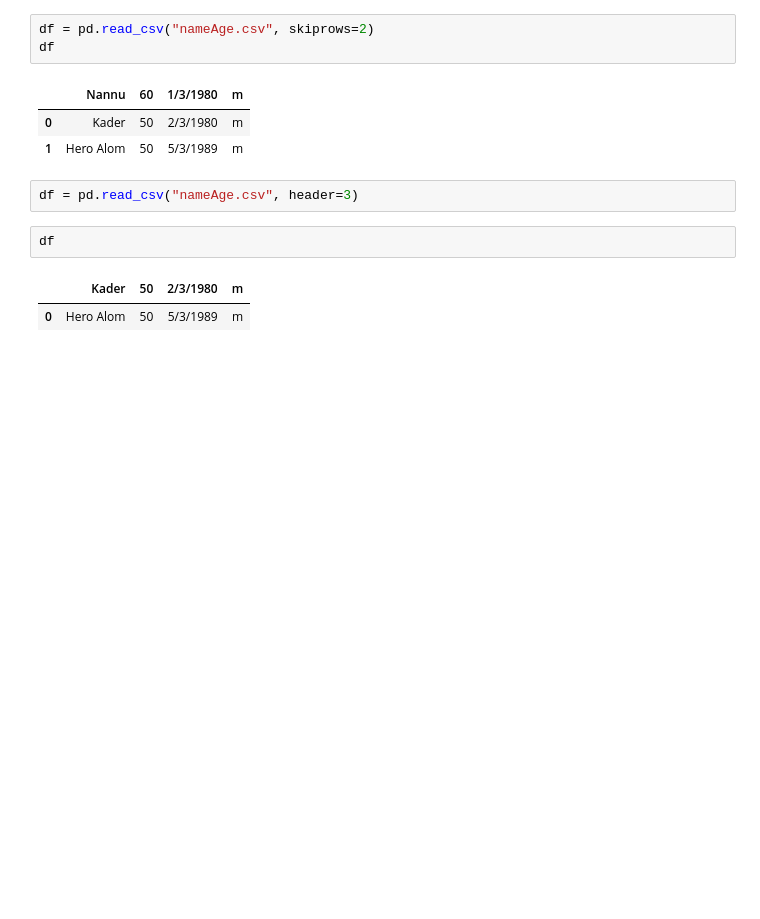
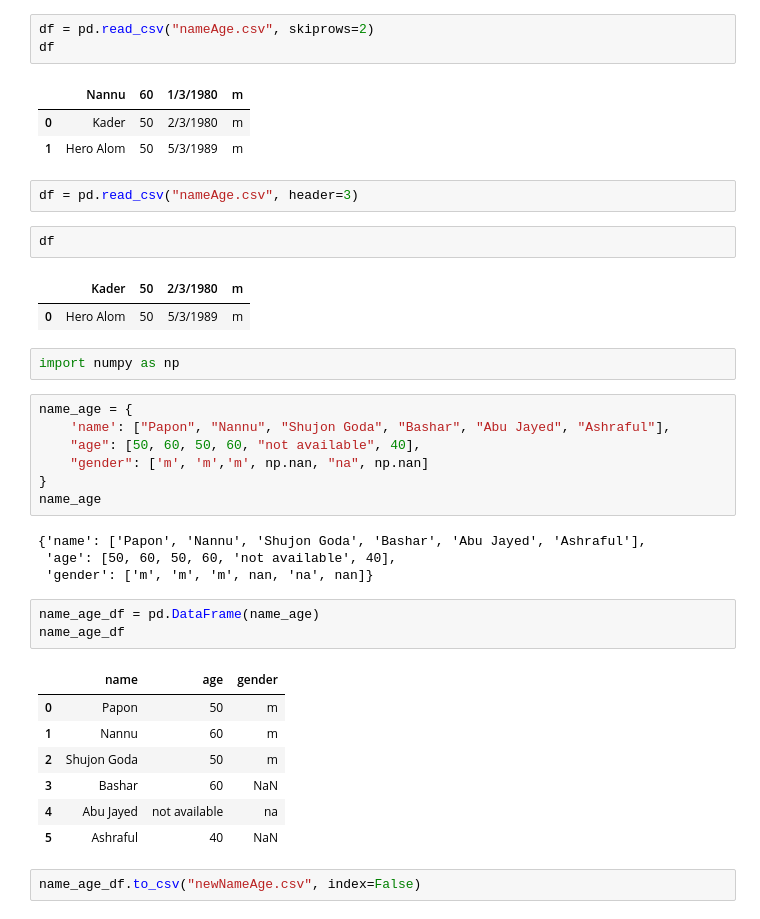
Before and after one commit to Ismael-Haque/DataScienceFoundation, a Jupyter notebook: PandasDay1.ipynb, the cells around one changed output. Drawn from its saved outputs; the diff is of its cells as text; blank space fills up the shorter version.

```diff
--- a/PandasDay1.ipynb
+++ b/PandasDay1.ipynb
@@ -517,3 +517,29 @@ df
 # %% [output]
 |  | Kader | 50 | 2/3/1980 | m |
 | 0 | Hero Alom | 50 | 5/3/1989 | m |
+# %%
+import numpy as np
+# %%
+name_age = {
+    'name': ["Papon", "Nannu", "Shujon Goda", "Bashar", "Abu Jayed", "Ashraful"],
+    "age": [50, 60, 50, 60, "not available", 40],
+    "gender": ['m', 'm','m', np.nan, "na", np.nan]
+}
+name_age
+# %% [output]
+{'name': ['Papon', 'Nannu', 'Shujon Goda', 'Bashar', 'Abu Jayed', 'Ashraful'],
+ 'age': [50, 60, 50, 60, 'not available', 40],
+ 'gender': ['m', 'm', 'm', nan, 'na', nan]}
+# %%
+name_age_df = pd.DataFrame(name_age)
+name_age_df
+# %% [output]
+|  | name | age | gender |
+| 0 | Papon | 50 | m |
+| 1 | Nannu | 60 | m |
+| 2 | Shujon Goda | 50 | m |
+| 3 | Bashar | 60 | NaN |
+| 4 | Abu Jayed | not available | na |
+| 5 | Ashraful | 40 | NaN |
+# %%
+name_age_df.to_csv("newNameAge.csv", index=False)
```
Also changed, not shown: parts of 5 cells of this notebook, 1 other file.
